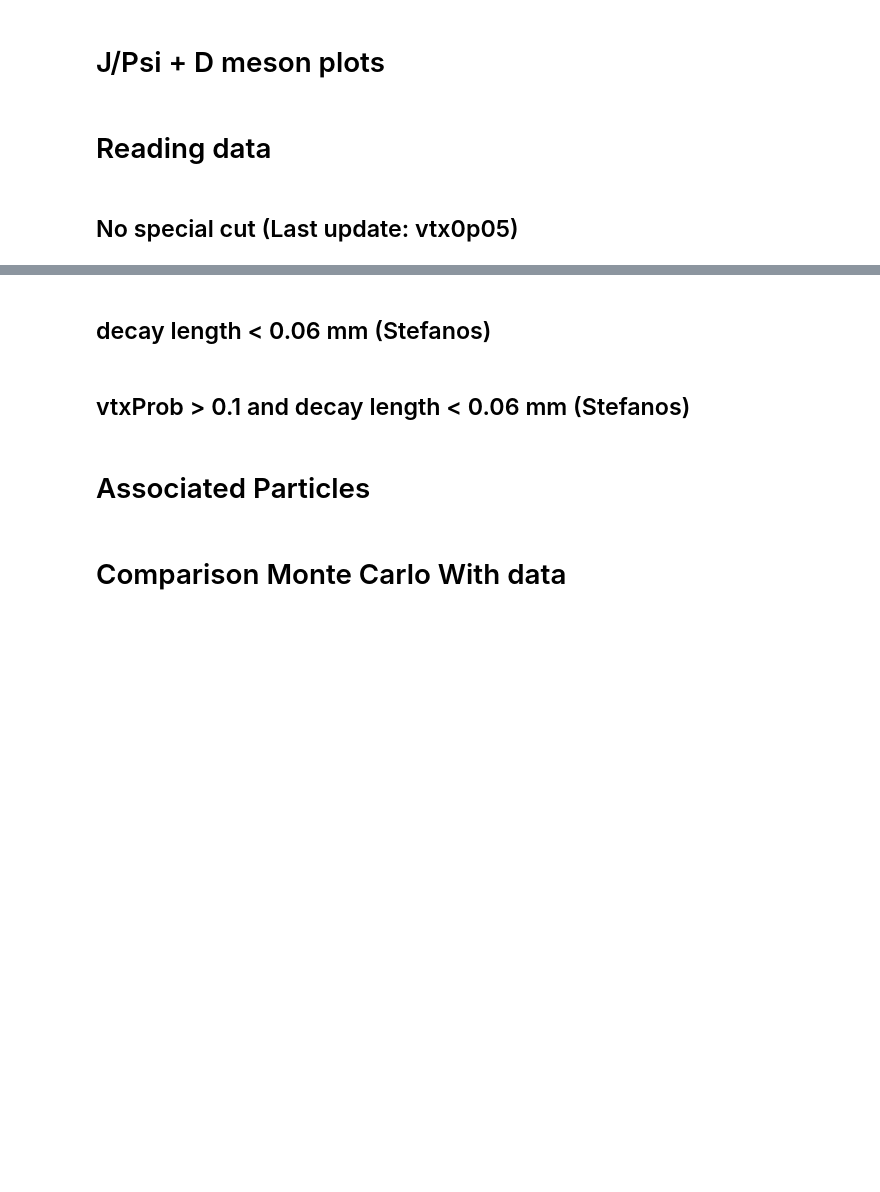
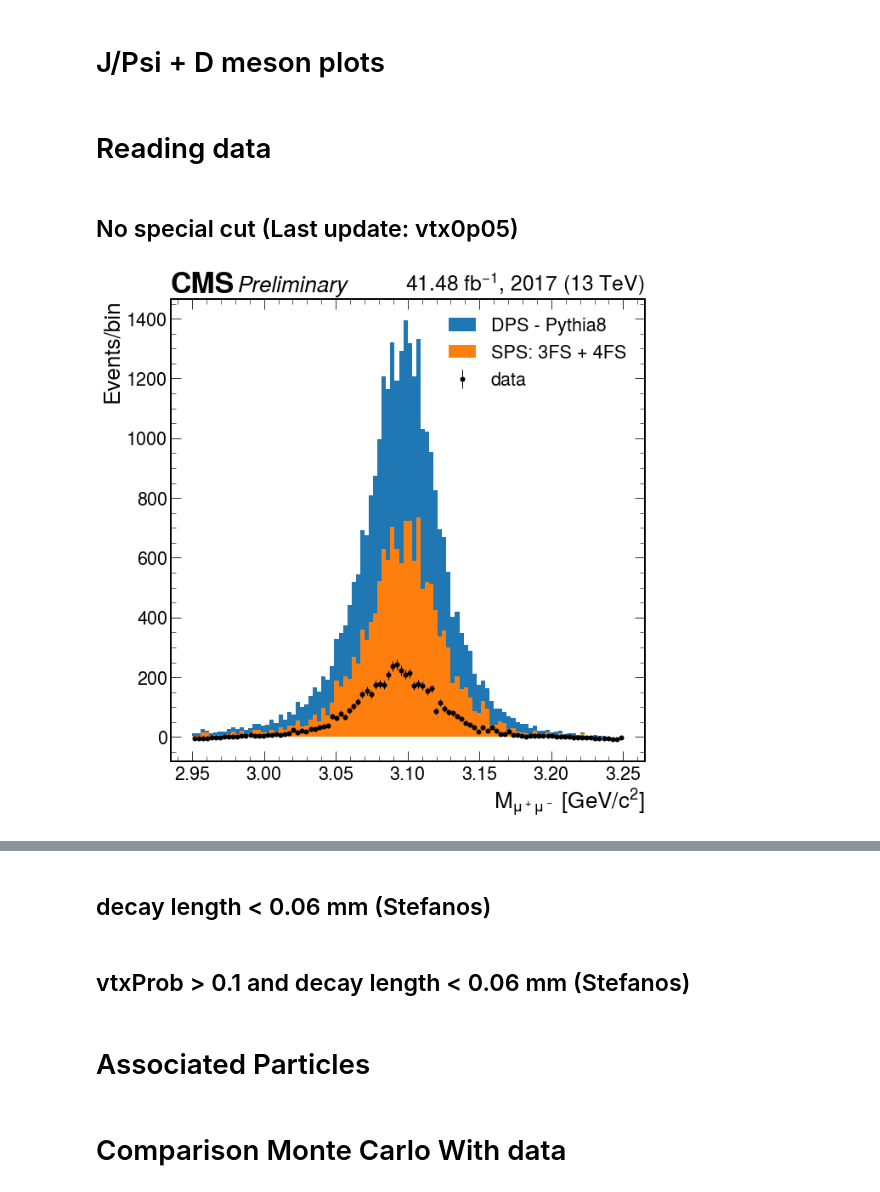
Before and after one commit to Mapse/analysis_fit, a Jupyter notebook: Data_MC_plots.ipynb, the cells around one changed output, grey strips where cells are left out. Saved outputs shown, nothing was run; the diff lists cells and outputs as text; code cells hidden in the pictures; blank space fills up the shorter version.

Commit message:
adding merges and sums

```diff
--- a/Data_MC_plots.ipynb
+++ b/Data_MC_plots.ipynb
@@ -218,0 +237,25 @@ background_bquark_jpsi_file = 'bquark/bquark_vtx0p05.coffea'
+# %%
+#year='2017'
+# Takes accumulator
+path_dps_9to30 = f'/afs/cern.ch/work/m/mabarros/public/CMSSW_10_6_12/src/analysis_data/analysis_fit/data/{year}/dps_9to30/merged_data/'
+dps_9to30_acc = sum_accumulator(path_dps_9to30)
+
+path_dps_30to50 = f'/afs/cern.ch/work/m/mabarros/public/CMSSW_10_6_12/src/analysis_data/analysis_fit/data/{year}/dps_30to50/merged_data/'
+dps_30to50_acc = sum_accumulator(path_dps_30to50)
+
+path_dps_50to100 = f'/afs/cern.ch/work/m/mabarros/public/CMSSW_10_6_12/src/analysis_data/analysis_fit/data/{year}/dps_50to100/merged_data/'
+dps_50to100_acc = sum_accumulator(path_dps_50to100)
+# %%
+year='2017'
+path_sps_9to30 = f'/afs/cern.ch/work/m/mabarros/public/CMSSW_10_6_12/src/analysis_data/analysis_fit/data/{year}/sps_9to30/merged_data/'
+sps_9to30_acc = sum_accumulator(path_sps_9to30)
+
+path_sps_30to50 = f'/afs/cern.ch/work/m/mabarros/public/CMSSW_10_6_12/src/analysis_data/analysis_fit/data/{year}/sps_30to50/merged_data/'
+sps_30to50_acc = sum_accumulator(path_sps_30to50)
+
+path_sps_50to100 = f'/afs/cern.ch/work/m/mabarros/public/CMSSW_10_6_12/src/analysis_data/analysis_fit/data/{year}/sps_50to100/merged_data/'
+sps_50to100_acc = sum_accumulator(path_sps_50to100)
+# %%
+year='2018'
+background_bquark_jpsi_file = f'/afs/cern.ch/work/m/mabarros/public/CMSSW_10_6_12/src/analysis_data/analysis_fit/{year}/bquark_{year}_vtx0p05.coffea'
+background_bquark_acc = load(background_bquark_jpsi_file)
@@ -218,0 +471,15 @@ background_bquark_jpsi_file = 'bquark/bquark_vtx0p05.coffea'
+# %%
+#nevt_data = 2321 # 2016-pre-VFP
+#nevt_data = 1993 # 2016-pos-VFP
+nevt_data = 4919.58#4950 # 2017
+#nevt_data = 6989 # 2018
+# %%
+ax = stack_histo(data_acc, dps_9to30_acc, dps_30to50_acc, dps_50to100_acc, sps_9to30_acc, sps_30to50_acc, sps_50to100_acc,# background_bquark_acc,
+            nevt_data,
+            typ='Jpsi_mass',
+            for_sum=None)
+ax.set_ylabel('Events/bin')
+plt.savefig(f'Jpsi_mass_stack_{year}.png')
+plt.show()
+# %% [output]
+[figure, added]
```
Also changed, not shown: parts of 77 cells of this notebook, 12 other files.
